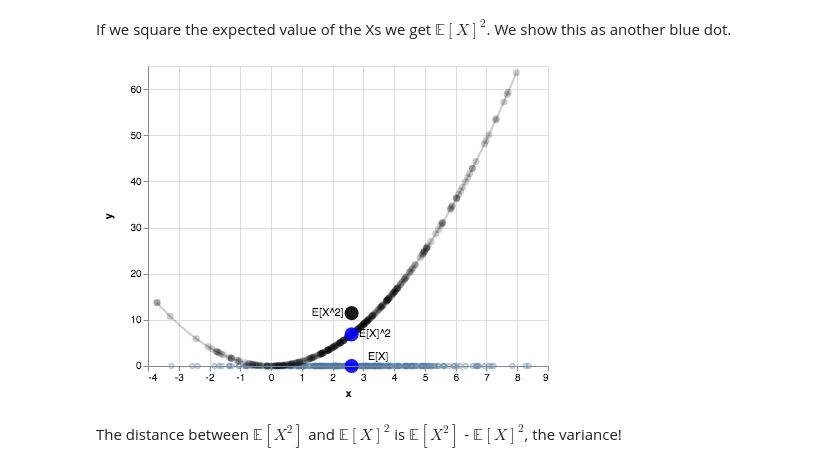
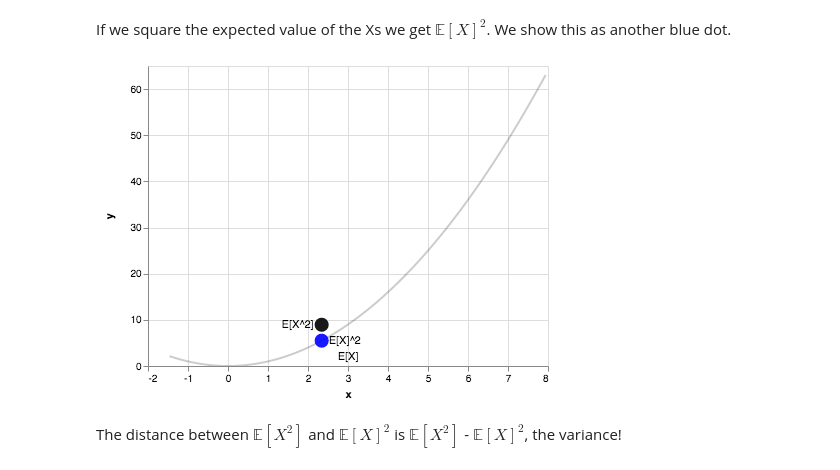
Before and after one commit to AbeHandler/variance, a Jupyter notebook: viz.ipynb, the cells around one changed output. Saved outputs shown, nothing was run; the diff lists cells and outputs as text; code cells hidden in the pictures.

```diff
--- a/viz.ipynb
+++ b/viz.ipynb
@@ -43,7 +44,7 @@ c1 + x_points
 If we remove the bars and plot $x_i^2$ for each datapoint $x_i$ as black dots, we have a line of black dots along the curve of $X^2$. I show each $x_i$ with a little black line leading to the corresponding value of $x_i^2$.
 # %%
 x = np.linspace(min(s), max(s), 1000)
-y = [f(i) for i in x]
+y = [x_i ** 2 for x_i in x]
 dt = make_altair_object(x, y)
 
 
@@ -132,19 +133,19 @@ dt = make_altair_object_labels(X=[np.mean(s)], Y=[np.mean(s)** 2], L=["E[X]^2"])
 # %%
 c7 = alt.Chart(dt).mark_point(opacity=expectation_opacity, size=expectation_size, color="blue", filled=True).encode(
     x='x:Q',  # specify ordinal data
     y='y:Q',  # specify quantitative data
 )
 
 text7 = c7.mark_text(
     align='left',
     baseline='middle',
     dx=7
 ).encode(
     text='label:N'
 )
-x2 + c2  + c4 + expected_x2 + text + c6 + text2 + c7 +  text7
+x2 + expected_x2 + text + text2 + c7 +  text7
 # %% [output]
-[figure, old version]
+[figure, new version]
 # %% [markdown]
 The distance between $\mathbb{E}[X^2]$ and $\mathbb{E}[X]^2$ is $\mathbb{E}[X^2]$ - $\mathbb{E}[X]^2$, the variance!
 # %% [markdown]
```
Also changed, not shown: parts of 5 cells of this notebook.
